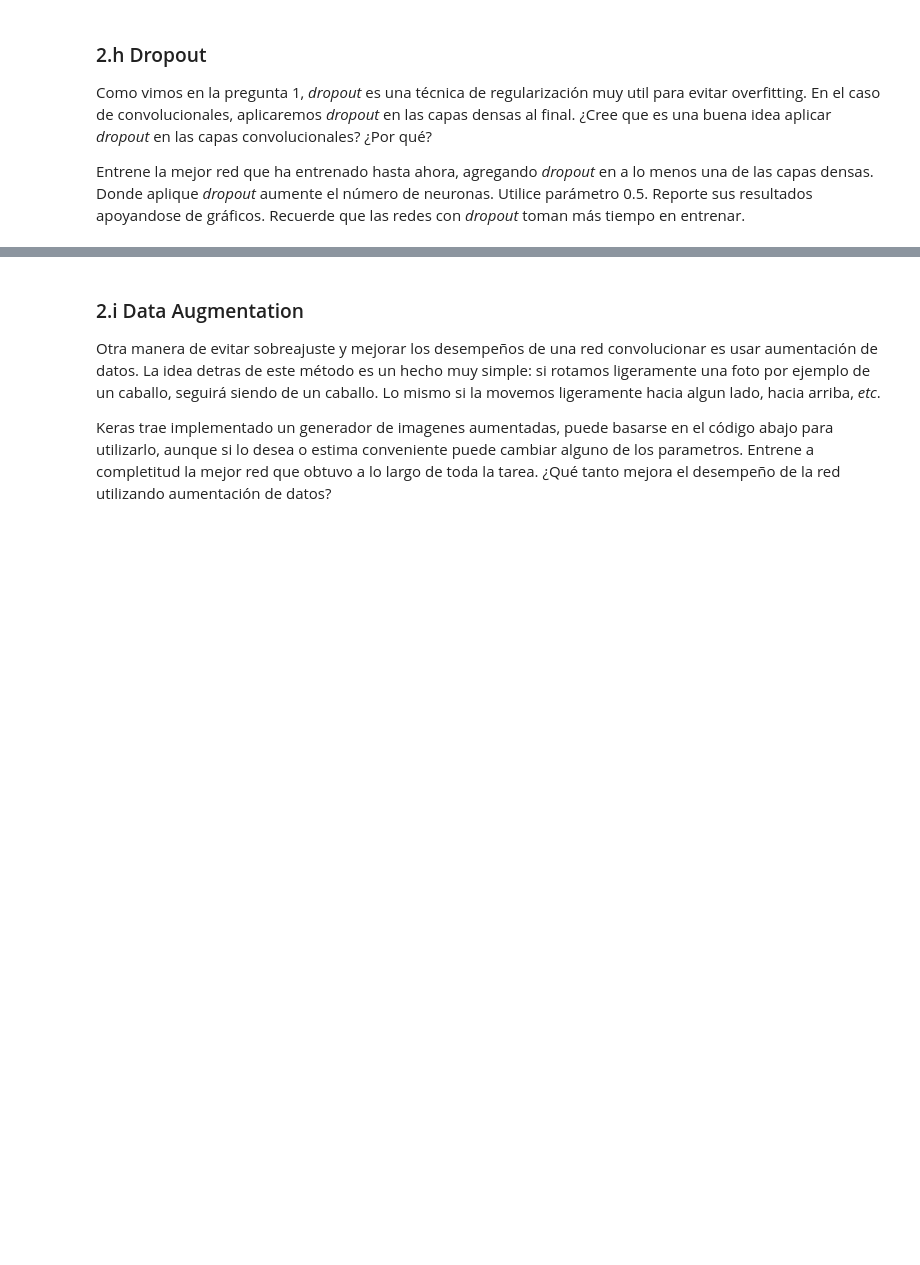
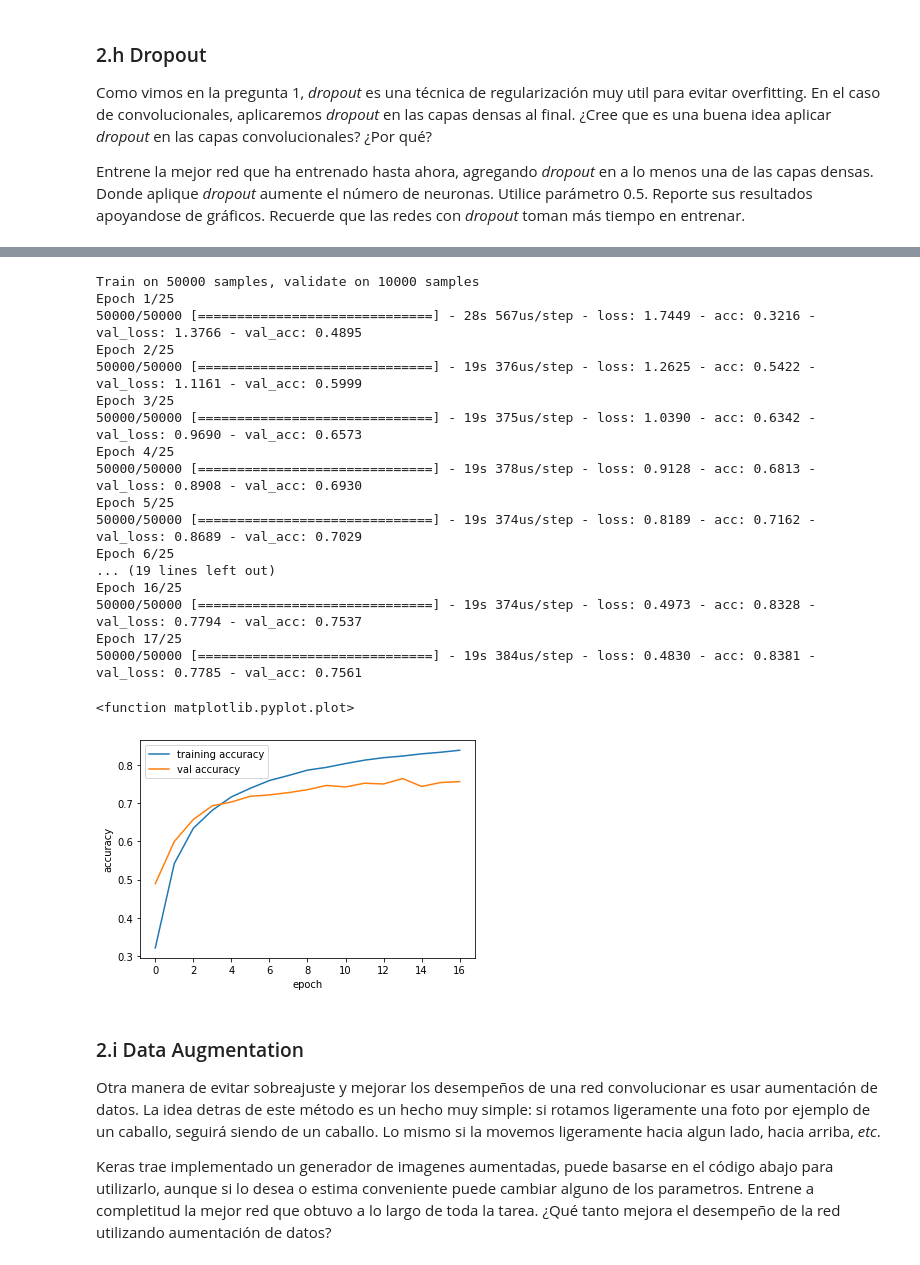
Before and after one commit to gekkoseba/Redes-neuronales, a Jupyter notebook: Tareas/Enunciado Tarea 1.ipynb, the cells around one changed output, grey strips where cells are left out. Cells and saved outputs as stored; diff of their text form; code cells hidden in the pictures; blank space fills up the shorter version.

```diff
--- a/Tareas/Enunciado Tarea 1.ipynb
+++ b/Tareas/Enunciado Tarea 1.ipynb
@@ -2036,0 +2029,19 @@ model.add(Dropout(0.5))
+# %%
+from keras.layers import Dropout
+
+model = Sequential()
+for i in range(5):
+  model.add(Conv2D(int(128/(i+2)), (3,3),padding='same',activation='relu'))
+  model.add(Conv2D(int(128/(i+2)), (3,3), padding='same', activation='relu'))
+  model.add(MaxPooling2D(pool_size=(2, 2)))
+
+model.add(Flatten())
+model.add(Dense(units=2**7 + 64, activation='relu')) #se agregan 64 nodos para compensar el dropout
+model.add(Dropout(0.5))
+model.add(Dense(units=10, activation='softmax')) # output
+
+model.compile(optimizer='adam',loss='categorical_crossentropy',metrics=['accuracy'])
+
+history = model.fit(x_tr, y_tr, epochs=0, validation_data=(x_val,y_val),
+                    callbacks=[EarlyStopping(patience=5)])
+model.summary()
@@ -2037,3 +2066,33 @@ model.add(Dropout(0.5))
+# %%
+history = model.fit(x_tr, y_tr, epochs=25, validation_data=(x_val,y_val),
+                    callbacks=[EarlyStopping(patience=5)])
+
+plt.plot(history.history["acc"],label="training accuracy")
+plt.plot(history.history["val_acc"],label="val accuracy")
+plt.legend(loc="upper left")
+plt.ylabel('accuracy')
+plt.xlabel('epoch')
+plt.plot
+# %% [output]
+Train on 50000 samples, validate on 10000 samples
+Epoch 1/25
+50000/50000 [==============================] - 28s 567us/step - loss: 1.7449 - acc: 0.3216 - val_loss: 1.3766 - val_acc: 0.4895
+Epoch 2/25
+50000/50000 [==============================] - 19s 376us/step - loss: 1.2625 - acc: 0.5422 - val_loss: 1.1161 - val_acc: 0.5999
+Epoch 3/25
+50000/50000 [==============================] - 19s 375us/step - loss: 1.0390 - acc: 0.6342 - val_loss: 0.9690 - val_acc: 0.6573
+Epoch 4/25
+50000/50000 [==============================] - 19s 378us/step - loss: 0.9128 - acc: 0.6813 - val_loss: 0.8908 - val_acc: 0.6930
+Epoch 5/25
+50000/50000 [==============================] - 19s 374us/step - loss: 0.8189 - acc: 0.7162 - val_loss: 0.8689 - val_acc: 0.7029
+Epoch 6/25
+... (19 lines left out)
+Epoch 16/25
+50000/50000 [==============================] - 19s 374us/step - loss: 0.4973 - acc: 0.8328 - val_loss: 0.7794 - val_acc: 0.7537
+Epoch 17/25
+50000/50000 [==============================] - 19s 384us/step - loss: 0.4830 - acc: 0.8381 - val_loss: 0.7785 - val_acc: 0.7561
+<function matplotlib.pyplot.plot>
+[figure, added]
 # %% [markdown]
 ### 2.i Data Augmentation
 
```
Also changed, not shown: parts of 5 cells of this notebook.
